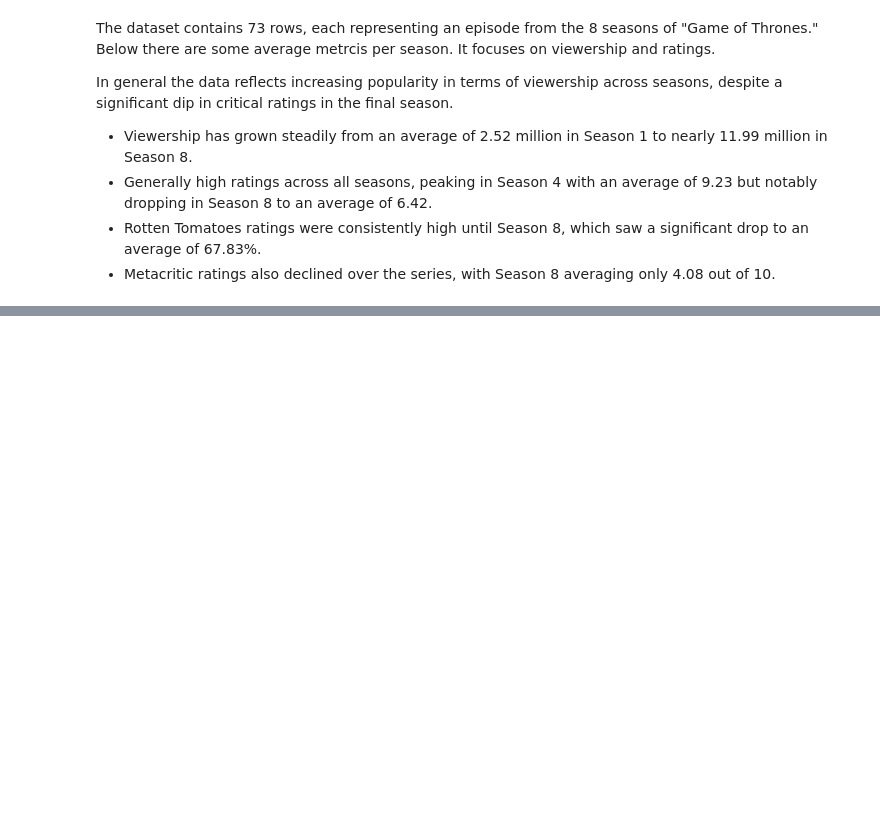
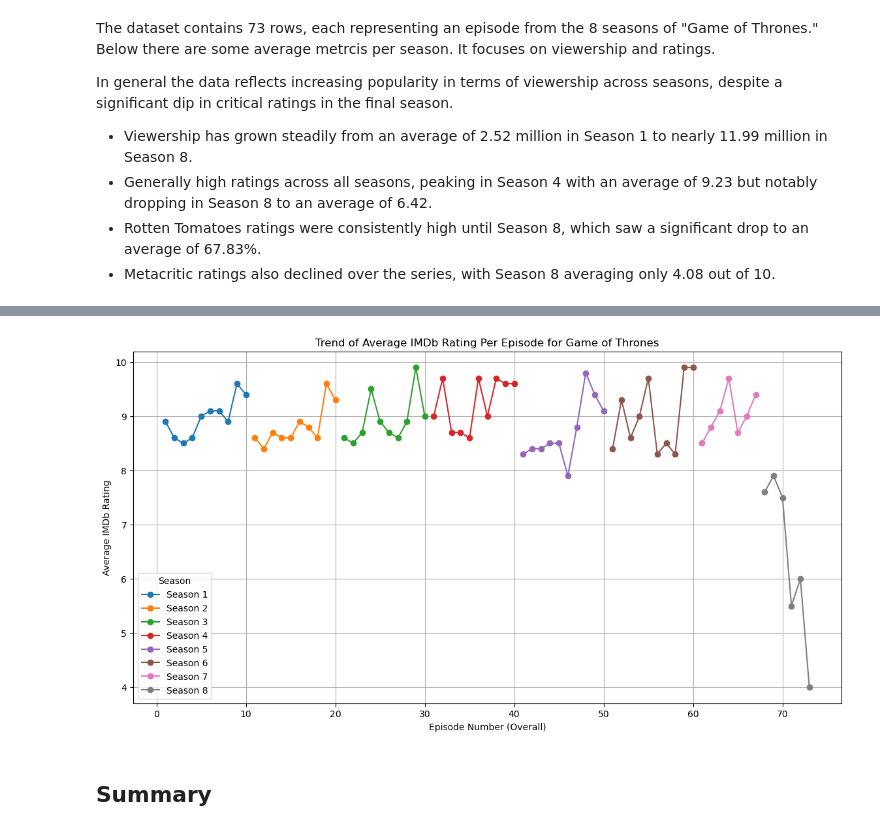
Before and after one commit to oiwanska/RR_Game_of_Thrones, a Jupyter notebook: Game_of_Thrones.ipynb, the cells around one changed output, grey strips where cells are left out. Saved outputs shown, nothing was run; the diff lists cells and outputs as text; code cells hidden in the pictures; blank space fills up the shorter version.

```diff
--- a/Game_of_Thrones.ipynb
+++ b/Game_of_Thrones.ipynb
@@ -52,0 +86,16 @@ summary_table
+# %%
+plt.figure(figsize=(14, 7))
+for season in df['Season'].unique():
+    season_data = df[df['Season'] == season]
+    plt.plot(season_data['No. of Episode (Overall)'], season_data['IMDb Rating'], marker='o', linestyle='-', label=f'Season {season}')
+
+plt.title('Trend of Average IMDb Rating Per Episode for Game of Thrones')
+plt.xlabel('Episode Number (Overall)')
+plt.ylabel('Average IMDb Rating')
+plt.legend(title="Season")
+plt.grid(True)
+plt.show()
+# %% [output]
+[figure, added]
+# %% [markdown]
+## Summary
```
Also changed, not shown: parts of 8 cells of this notebook.
